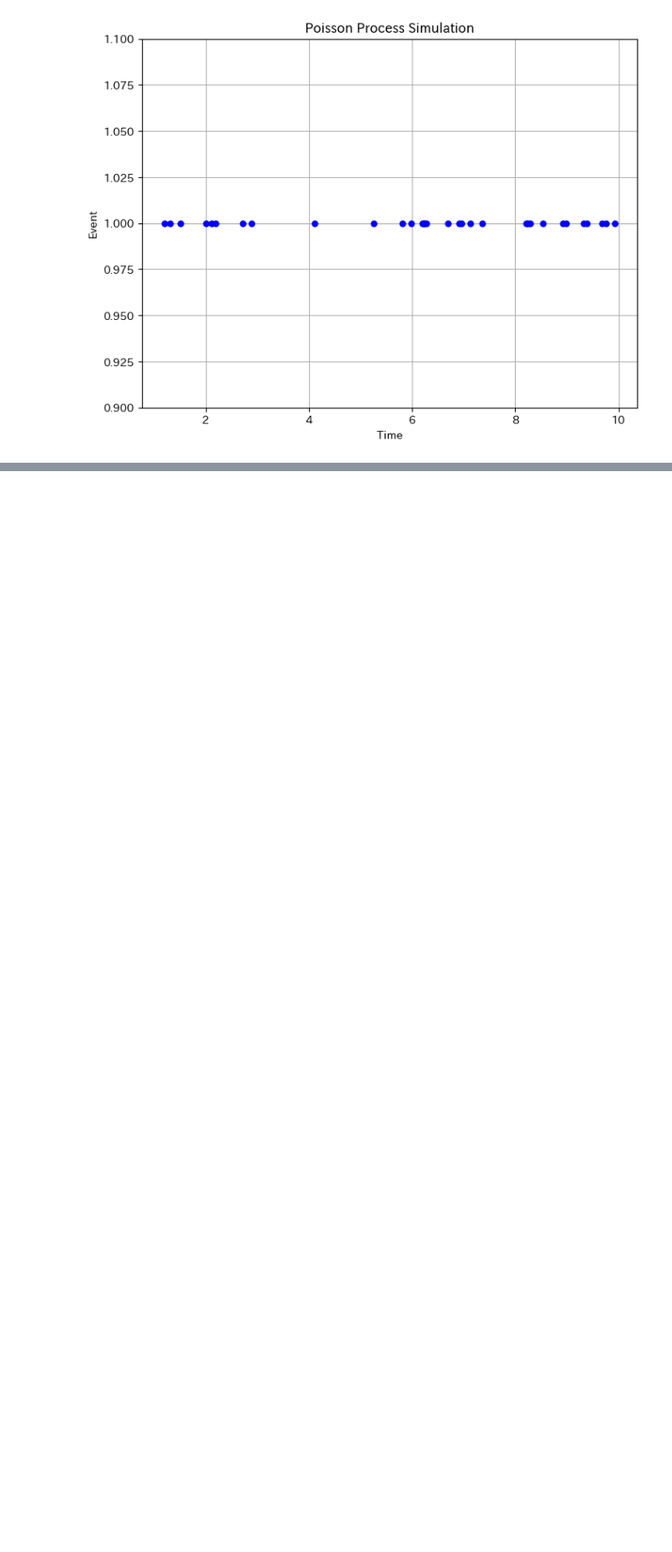
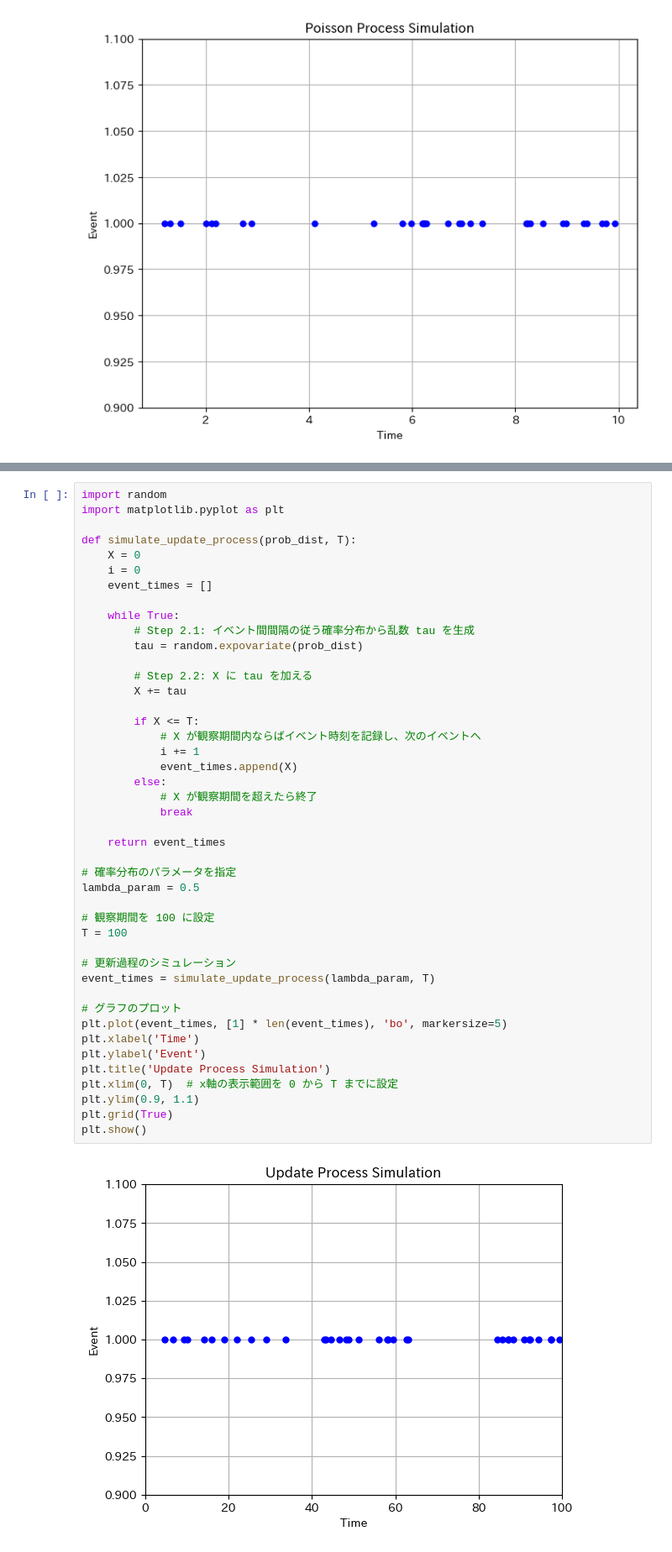
Before and after one commit to LABO-M/point-process, a Jupyter notebook: chapter_7.ipynb, the cells around one changed output, grey strips where cells are left out. Shown: that part at 84% size. Drawn from its saved outputs; the diff is of its cells as text; blank space fills up the shorter version.

```diff
--- a/chapter_7.ipynb
+++ b/chapter_7.ipynb
@@ -571,0 +713,46 @@ plt.show()
+# %%
+import random
+import matplotlib.pyplot as plt
+
+def simulate_update_process(prob_dist, T):
+    X = 0
+    i = 0
+    event_times = []
+
+    while True:
+        # Step 2.1: イベント間間隔の従う確率分布から乱数 tau を生成
+        tau = random.expovariate(prob_dist)
+
+        # Step 2.2: X に tau を加える
+        X += tau
+
+        if X <= T:
+            # X が観察期間内ならばイベント時刻を記録し、次のイベントへ
+            i += 1
+            event_times.append(X)
+        else:
+            # X が観察期間を超えたら終了
+            break
+
+    return event_times
+
+# 確率分布のパラメータを指定
+lambda_param = 0.5
+
+# 観察期間を 100 に設定
+T = 100
+
+# 更新過程のシミュレーション
+event_times = simulate_update_process(lambda_param, T)
+
+# グラフのプロット
+plt.plot(event_times, [1] * len(event_times), 'bo', markersize=5)
+plt.xlabel('Time')
+plt.ylabel('Event')
+plt.title('Update Process Simulation')
+plt.xlim(0, T)  # x軸の表示範囲を 0 から T までに設定
+plt.ylim(0.9, 1.1)
+plt.grid(True)
+plt.show()
+# %% [output]
+[figure, added]
```
Also changed, not shown: parts of 16 cells of this notebook.
